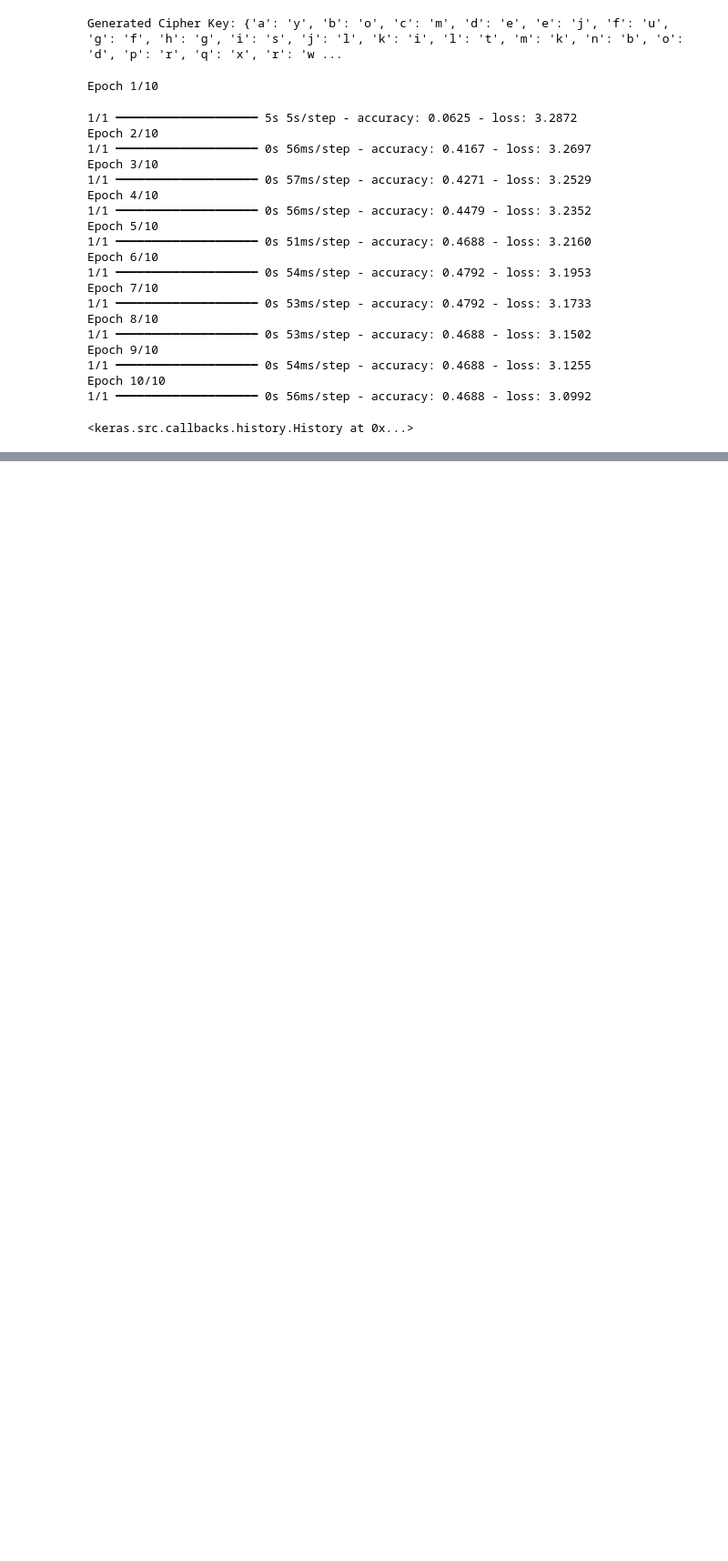
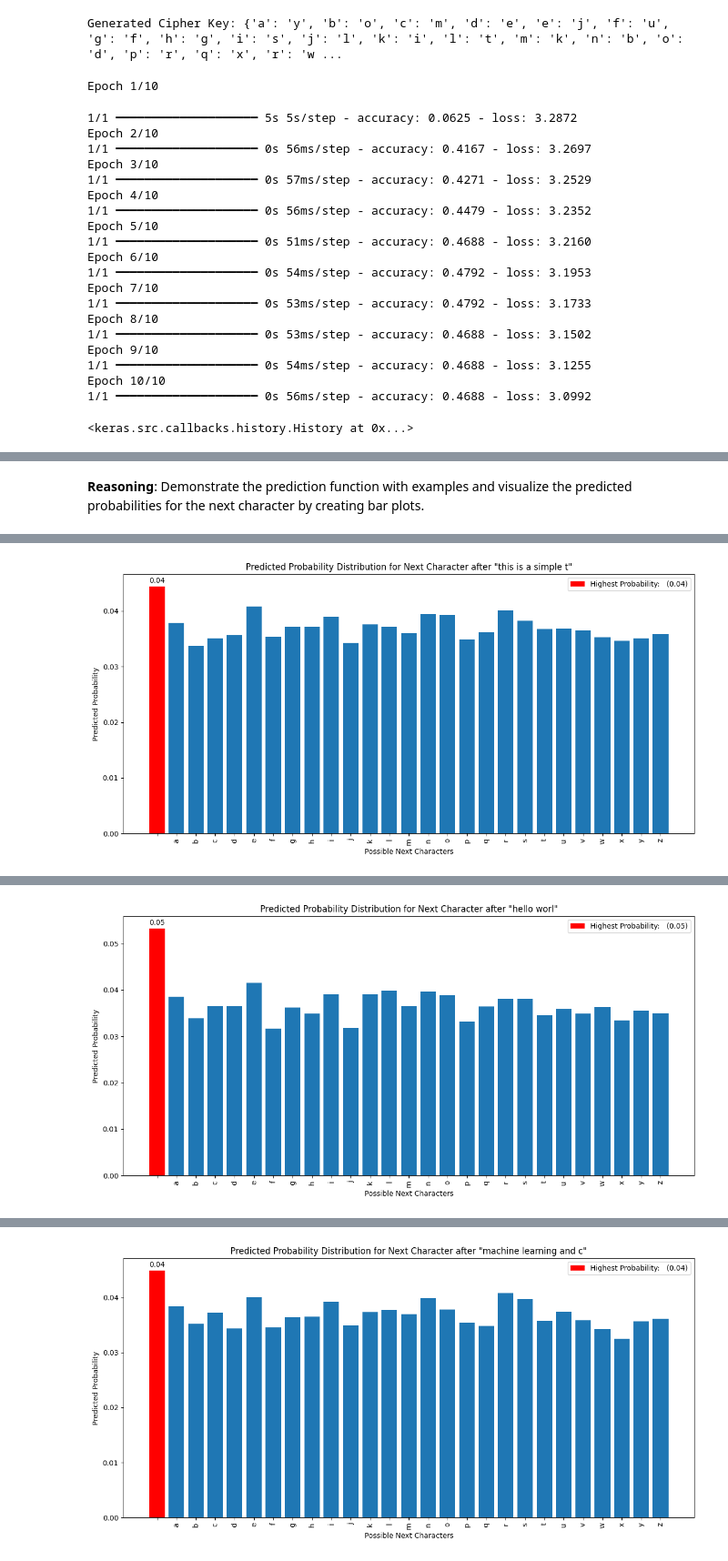
Before and after one commit to VishalSharma99/Neural-Cipher-Generator, a Jupyter notebook: Neural_Cipher_Generator.ipynb, the cells around one changed output, grey strips where cells are left out. Shown at 91% size. Drawn from its saved outputs; the diff is of its cells as text; code cells hidden in the pictures; blank space fills up the shorter version.

```diff
--- a/Neural_Cipher_Generator.ipynb
+++ b/Neural_Cipher_Generator.ipynb
@@ -116,0 +201,20 @@ Epoch 10/10
+# %%
+def predict_next_char(input_text, model, le):
+    """
+    Predicts the probability distribution of the next character for a given input text.
+
+    Args:
+        input_text (str): The sequence of characters to predict the next character for.
+        model (tf.keras.Model): The trained neural network model.
+        le (LabelEncoder): The fitted LabelEncoder.
+
+    Returns:
+        numpy.ndarray: The predicted probability distribution over the next characters.
+    """
+    input_text = input_text.lower()
+    encoded_input = encode_text(input_text, le)
+    # The model expects input shape (batch_size, sequence_length), so reshape
+    encoded_input = np.array(encoded_input).reshape(1, -1)
+    predictions = model.predict(encoded_input)
+    # We are interested in the prediction for the last character in the sequence
+    return predictions[0, -1, :]
@@ -116,0 +226,46 @@ Epoch 10/10
+# %% [markdown]
+**Reasoning**:
+Demonstrate the prediction function with examples and visualize the predicted probabilities for the next character by creating bar plots.
+# %%
+import matplotlib.pyplot as plt
+import numpy as np
+
+# 1. Choose a few sample input texts
+sample_inputs = [
+    "this is a simple t",
+    "hello worl",
+    "machine learning and c",
+    "data science combines s"
+]
+
+# 3. Get the list of possible characters
+possible_chars = le.classes_
+
+# Iterate through sample inputs and visualize predictions
+for input_text in sample_inputs:
+    # 2. Call the predict_next_char function
+    predicted_probabilities = predict_next_char(input_text, model, le)
+
+    # 4. Create a bar plot for each prediction
+    plt.figure(figsize=(12, 6))
+    plt.bar(possible_chars, predicted_probabilities)
+
+    # 5. Highlight or annotate the character with the highest predicted probability
+    max_prob_index = np.argmax(predicted_probabilities)
+    max_prob_char = possible_chars[max_prob_index]
+    max_prob_value = predicted_probabilities[max_prob_index]
+
+    plt.bar(max_prob_char, max_prob_value, color='red', label=f'Highest Probability: {max_prob_char} ({max_prob_value:.2f})')
+    plt.annotate(f'{max_prob_value:.2f}', (max_prob_char, max_prob_value), textcoords="offset points", xytext=(0,5), ha='center')
+
+    # 6. Add titles and labels
+    plt.title(f'Predicted Probability Distribution for Next Character after "{input_text}"')
+    plt.xlabel('Possible Next Characters')
+    plt.ylabel('Predicted Probability')
+    plt.xticks(rotation=90)
+    plt.legend()
+
+    # 7. Display the plots
+    plt.tight_layout()
+    plt.show()
+# %% [output]
@@ -116,0 +273 @@ Epoch 10/10
+[figure, added]
@@ -116,0 +275 @@ Epoch 10/10
+[figure, added]
@@ -116,0 +277 @@ Epoch 10/10
+[figure, added]
```
Also changed, not shown: parts of 44 cells of this notebook.
